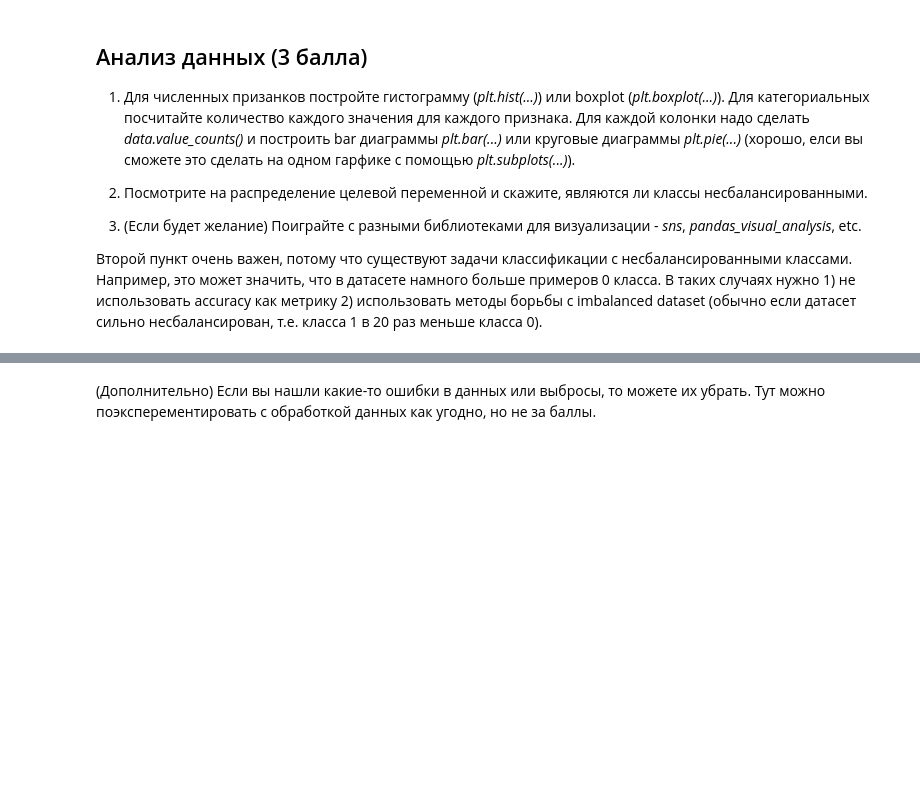
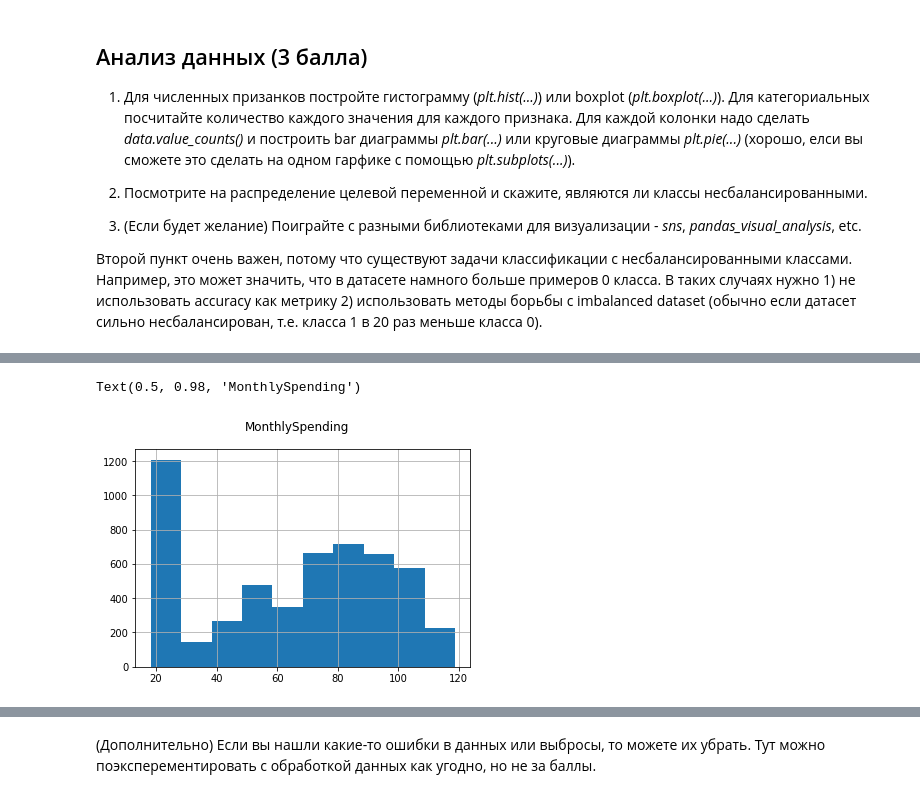
Before and after one commit to Buterbrod/Deep-Learning-School-2021, a Jupyter notebook: baseline.ipynb, the cells around one changed output, grey strips where cells are left out. Drawn from its saved outputs; the diff is of its cells as text; code cells hidden in the pictures; blank space fills up the shorter version.

```diff
--- a/baseline.ipynb
+++ b/baseline.ipynb
@@ -115,0 +343,9 @@ target_col = 'Churn'
+# %%
+# Для численных признаков постройте гистограмму (plt.hist(...)) или boxplot (plt.boxplot(...)).
+column = 'MonthlySpending'
+h = data[column].hist()
+fig = h.get_figure()
+fig.suptitle(column)
+# %% [output]
+Text(0.5, 0.98, 'MonthlySpending')
+[figure, added]
```
Also changed, not shown: parts of 45 cells of this notebook.
